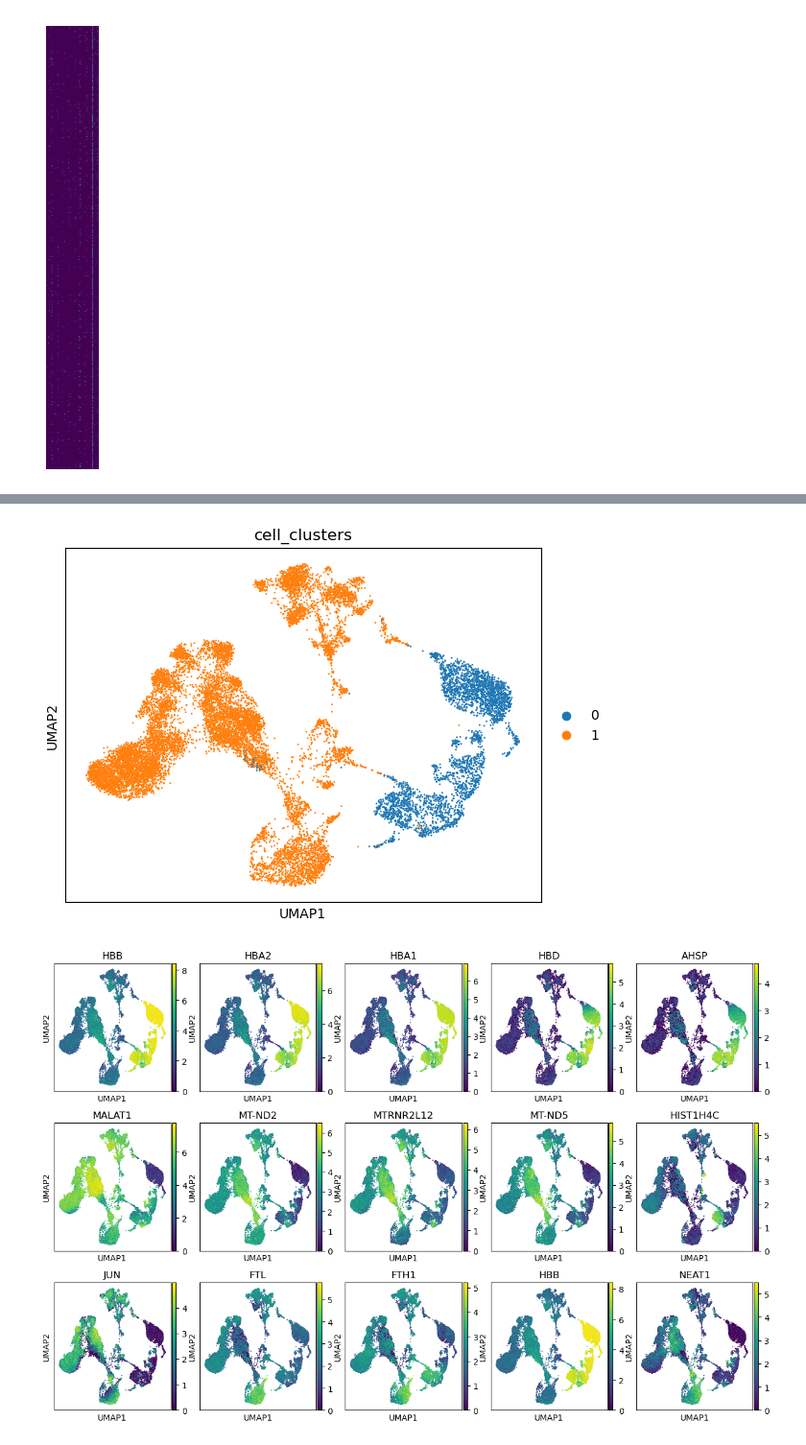
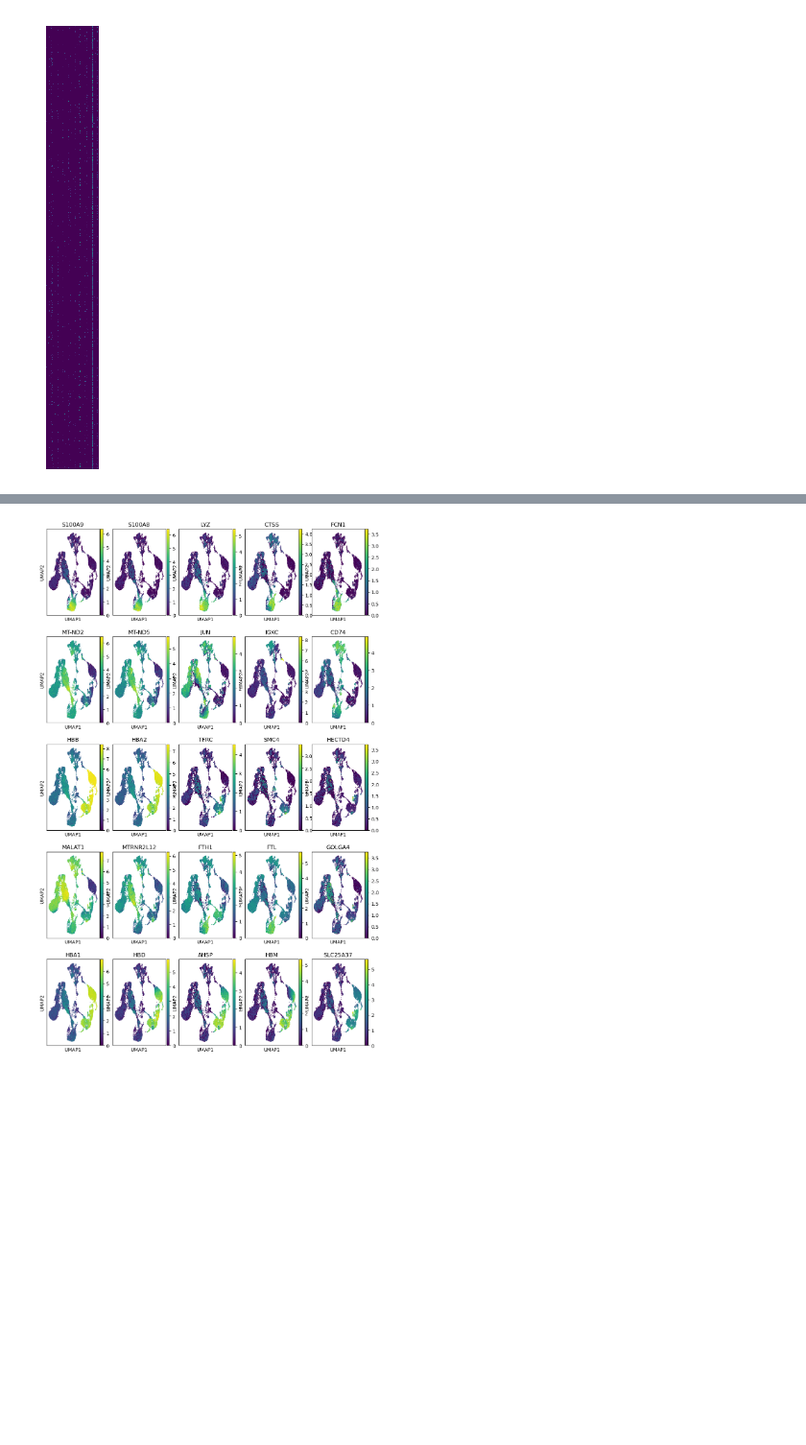
Before and after one commit to Roy-lab/SCOTCH, a Jupyter notebook: Examples/Example.ipynb, the cells around one changed output, grey strips where cells are left out. Shown at 96% size. Cells and saved outputs as stored; diff of their text form; code cells hidden in the pictures; blank space fills up the shorter version.

```diff
--- a/Examples/Example.ipynb
+++ b/Examples/Example.ipynb
@@ -96,9 +91,10 @@ ax.set_axis_off()
 # %% [output]
 [figure]
 # %%
-scotch = SCOTCH.SCOTCH(k1 = 2, k2 = 3, max_l_u = 0.10, max_l_v = 0.10, term_tol = 1e-5, var_lambda= False, device = "cpu", init_style= "random", verbose = True)
+scotch = SCOTCH.SCOTCH(k1=3, k2=5, max_l_u=0.15, max_l_v=0.15, term_tol=1e-5, var_lambda=False, device="cpu",
+                       init_style="random", verbose=True)
 scotch.add_data_from_adata(adata_high_var)
-#scotch.send_to_gpu()
+scotch.send_to_gpu()
 # %%
 scotch.fit()
 # %% [output]
@@ -172,4 +164,4 @@ sc.pl.umap(adata_high_var, color = "cell_clusters")
 # %%
 top_k = 5
-top_genes = scotch.make_top_regulators_list(adata_high_var, top_k=top_k)
+top_genes = scotch.make_top_regulators_list(adata_high_var, prefix='lU_lV_0.1', top_k=top_k)
 # %% [output]
@@ -197,13 +173,9 @@ Gene Cluster 2: Index(['JUN', 'FTL', 'FTH1', 'HBB', 'NEAT1'], dtype='object')
 # %%
-sc.pp.neighbors(adata_high_var, use_rep= "X_pca", metric = "cosine")
-sc.tl.umap(adata_high_var)
-sc.pl.umap(adata_high_var, color = "cell_clusters")
 fig = sc.pl.umap(adata_high_var,
-           color = [gene for top_gene in top_genes for gene in top_gene[1]],
-           ncols = top_k,
-           return_fig = True
-)
-fig.set_size_inches(15, 9)
+                 color=[gene for top_gene in top_genes for gene in top_gene[1]],
+                 ncols=top_k,
+                 return_fig=True
+                 )
+fig.set_size_inches(12, 18)
 # %% [output]
-[figure, old version]
+[figure, new version]
-[figure, removed]
```
Also changed, not shown: parts of 31 cells of this notebook, 2 other files.
